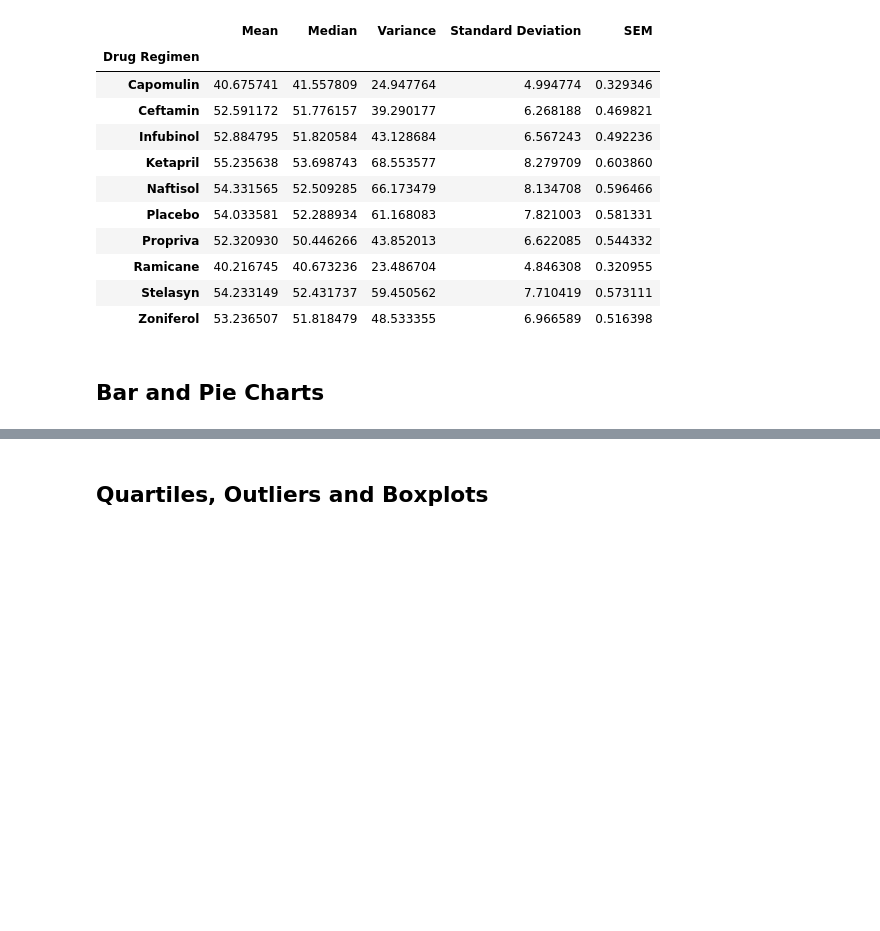
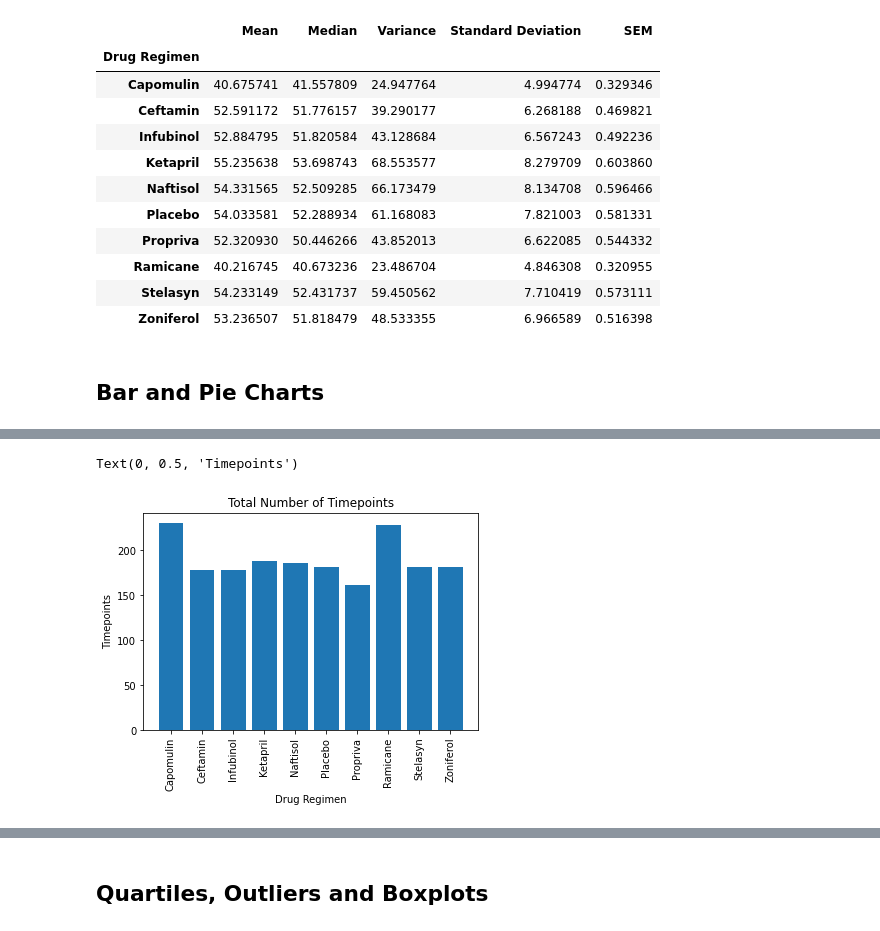
Before and after one commit to quettamar/Matplotlib-Challenge, a Jupyter notebook: Pymaceuticals/pymaceuticals_starter.ipynb, the cells around one changed output, grey strips where cells are left out. Drawn from its saved outputs; the diff is of its cells as text; code cells hidden in the pictures; blank space fills up the shorter version.

```diff
--- a/Pymaceuticals/pymaceuticals_starter.ipynb
+++ b/Pymaceuticals/pymaceuticals_starter.ipynb
@@ -159,4 +181,14 @@ summary_stats
 # %%
 # Generate a bar plot showing the total number of timepoints for all mice tested for each drug regimen using pyplot.
+x_axis = timepoints["Drug Regimen"]
+y_axis = timepoints["Timepoint"]
+plt.bar(x_axis, y_axis)
+plt.xticks(rotation="vertical")
+plt.title("Total Number of Timepoints")
+plt.xlabel("Drug Regimen")
+plt.ylabel("Timepoints")
+# %% [output]
+Text(0, 0.5, 'Timepoints')
+[figure, added]
 # %%
 # Generate a pie plot showing the distribution of female versus male mice using Pandas
```
Also changed, not shown: parts of 6 cells of this notebook.
